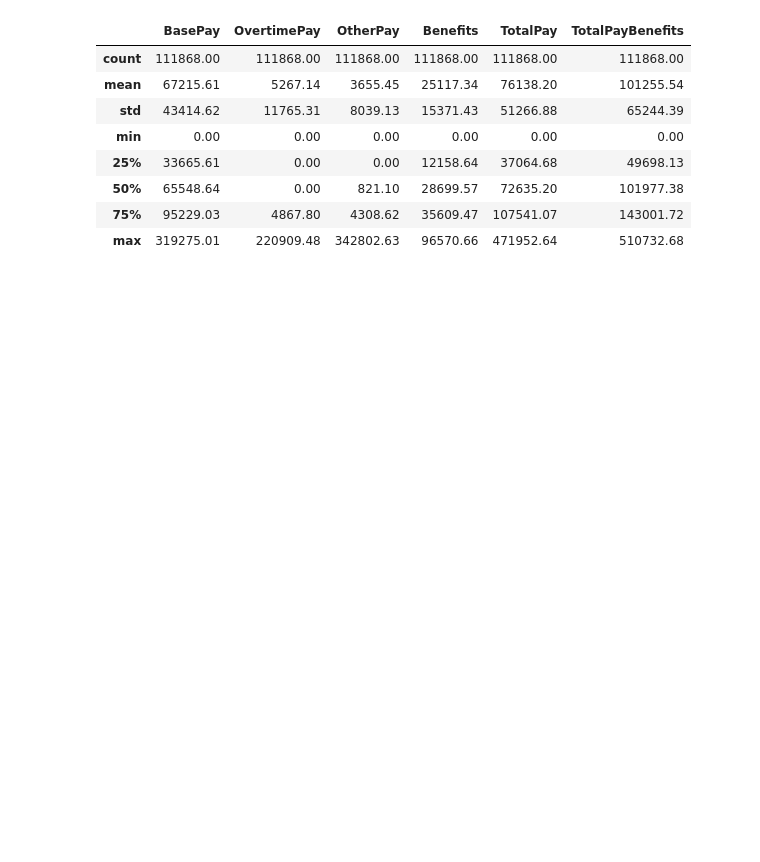
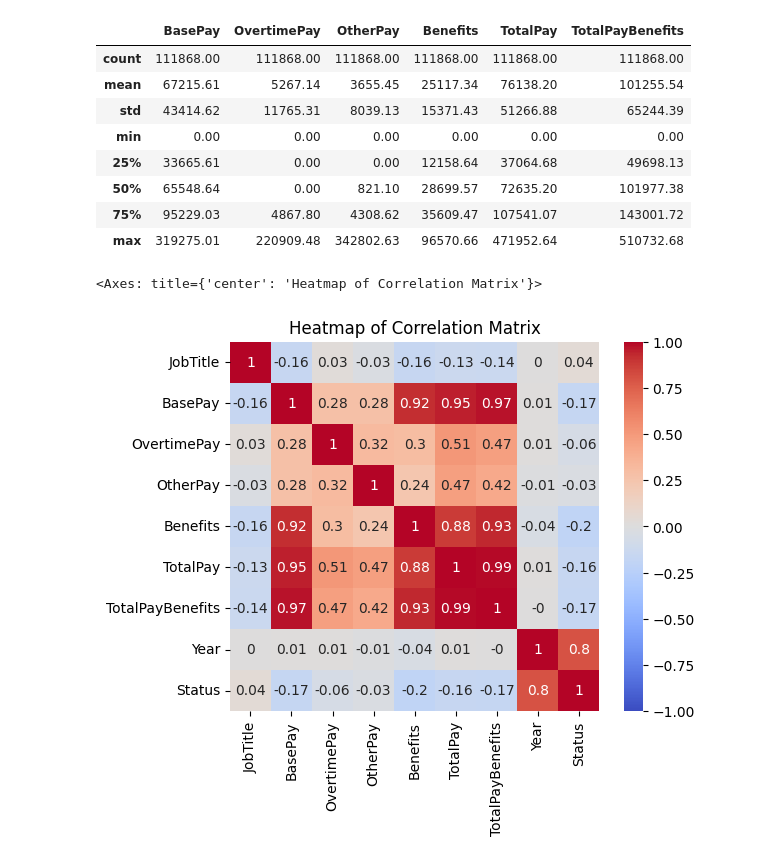
Before and after one commit to muffindud/FIA_Labs, a Jupyter notebook: lab4/main.ipynb, the cells around one changed output. Drawn from its saved outputs; the diff is of its cells as text; code cells hidden in the pictures; blank space fills up the shorter version.

Commit message:
add linear regression plot

```diff
--- a/lab4/main.ipynb
+++ b/lab4/main.ipynb
@@ -110,3 +110,32 @@ display(clean_df[columns].describe().apply(lambda s: s.apply(lambda x: format(x,
 | 50% | 65548.64 | 0.00 | 821.10 | 28699.57 | 72635.20 | 101977.38 |
 | 75% | 95229.03 | 4867.80 | 4308.62 | 35609.47 | 107541.07 | 143001.72 |
 | max | 319275.01 | 220909.48 | 342802.63 | 96570.66 | 471952.64 | 510732.68 |
+# %%
+def get_correlation_matrix(data: pd.DataFrame) -> pd.DataFrame:
+    """Get the level of correlation between the columns of the data.
+
+    :param data: The data to analyze.
+    :return: A list of lists, where each list represents the correlation between the columns of the data.
+    """
+    from sklearn.preprocessing import LabelEncoder
+
+    le = LabelEncoder()
+    le.fit(data["JobTitle"])
+    data["JobTitle"] = le.transform(data["JobTitle"])
+
+    data = data.apply(pd.to_numeric, errors="coerce")
+    correlation_matrix = data.corr()
+    correlation_matrix = correlation_matrix.dropna(axis=0, how="all")
+    correlation_matrix = correlation_matrix.dropna(axis=1, how="all")
+    correlation_matrix = correlation_matrix.round(2)
+    correlation_matrix = correlation_matrix.iloc[1:, 1:]
+
+    return correlation_matrix
+
+
+plt.clf()
+plt.title('Heatmap of Correlation Matrix')
+sns.heatmap(get_correlation_matrix(clean_df), annot=True, cmap='coolwarm', center=0, vmin=-1, vmax=1, square=True)
+# %% [output]
+<Axes: title={'center': 'Heatmap of Correlation Matrix'}>
+[figure, added]
```
Also changed, not shown: parts of 8 cells of this notebook.
